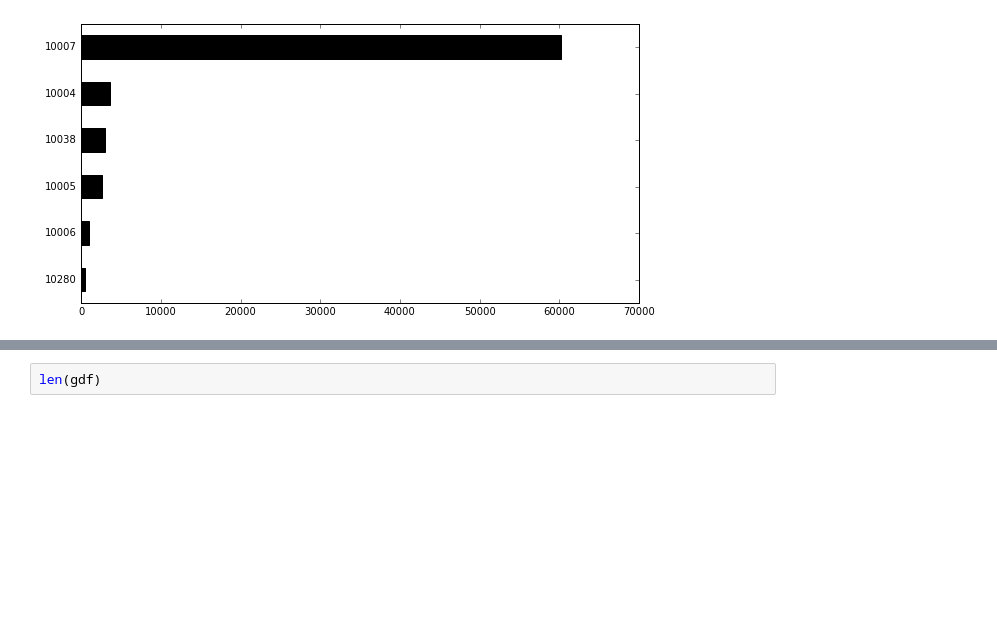
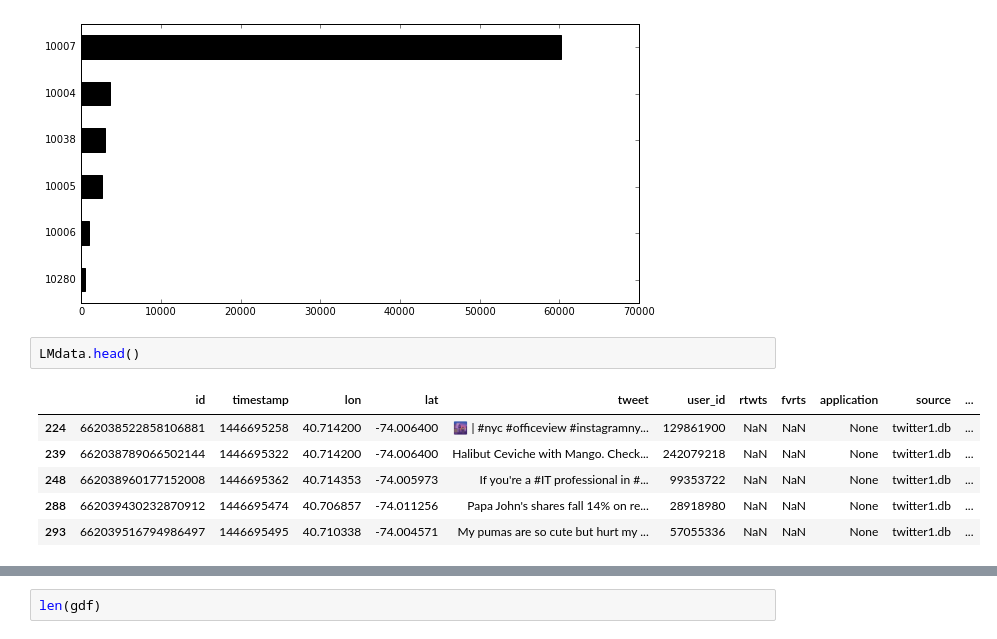
Before and after one commit to Casyfill/CUSP_QC_twitter_scripts, a Jupyter notebook: code/EDA/Spatial_timeline.ipynb, the cells around one changed output, grey strips where cells are left out. Cells and saved outputs as stored; diff of their text form; blank space fills up the shorter version.

```diff
--- a/code/EDA/Spatial_timeline.ipynb
+++ b/code/EDA/Spatial_timeline.ipynb
@@ -335,6 +336,15 @@ LMdata.postalCode.value_counts().iloc[::-1].plot(kind='barh', color='k', figsize
 # %% [output]
 <matplotlib.axes._subplots.AxesSubplot at 0x...>
 [figure]
+# %%
+LMdata.head()
+# %% [output]
+|  | id | timestamp | lon | lat | tweet | user_id | rtwts | fvrts | application | source | ... |
+| 224 | 662038522858106881 | 1446695258 | 40.714200 | -74.006400 | 🌆 | #nyc #officeview #instagramny... | 129861900 | NaN | NaN | None | twitter1.db | ... |
+| 239 | 662038789066502144 | 1446695322 | 40.714200 | -74.006400 | Halibut Ceviche with Mango. Check... | 242079218 | NaN | NaN | None | twitter1.db | ... |
+| 248 | 662038960177152008 | 1446695362 | 40.714353 | -74.005973 | If you're a #IT professional in #... | 99353722 | NaN | NaN | None | twitter1.db | ... |
+| 288 | 662039430232870912 | 1446695474 | 40.706857 | -74.011256 | Papa John's shares fall 14% on re... | 28918980 | NaN | NaN | None | twitter1.db | ... |
+| 293 | 662039516794986497 | 1446695495 | 40.710338 | -74.004571 | My pumas are so cute but hurt my ... | 57055336 | NaN | NaN | None | twitter1.db | ... |
 # %%
 fig, ax = plt.subplots(figsize=(18,6))
 
```
Also changed, not shown: parts of 4 cells of this notebook, 12 other files.
